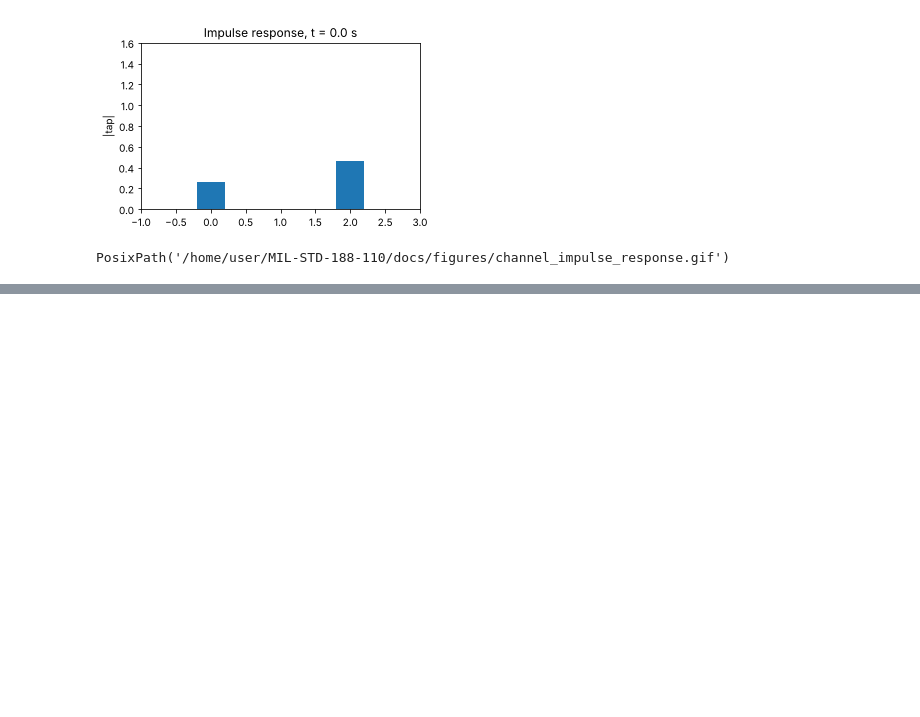
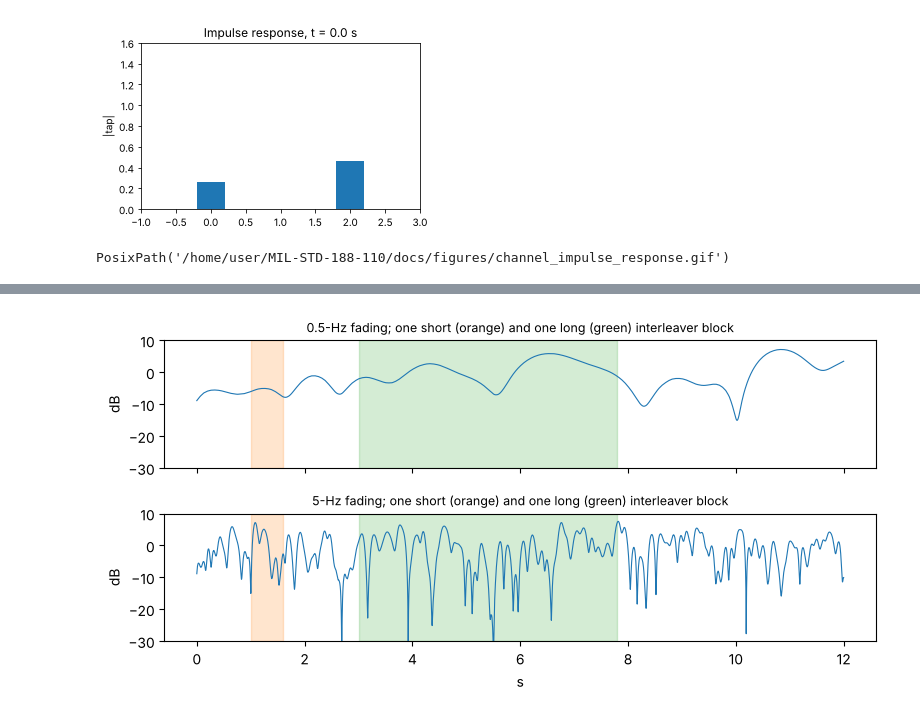
Before and after one commit to Willt125/MIL-STD-188-110, a Jupyter notebook: docs/channel.ipynb, the cells around one changed output, grey strips where cells are left out. Cells and saved outputs as stored; diff of their text form; code cells hidden in the pictures; blank space fills up the shorter version.

```diff
--- a/docs/channel.ipynb
+++ b/docs/channel.ipynb
@@ -106,0 +217,17 @@ PosixPath('/home/user/MIL-STD-188-110/docs/figures/channel_impulse_response.gif'
+# %%
+fig, ax = plt.subplots(2, 1, figsize=(8, 4), sharex=True)
+for a, d_hz in zip(ax, (0.5, 5.0), strict=True):
+    g = WattersonChannel(ChannelSpec(1, 0.0, d_hz), seed=12).process(np.ones(12 * FS))
+    a.plot(np.arange(g.size) / FS, 20 * np.log10(np.abs(g) + 1e-9), lw=0.8)
+    for start, length, colour in ((1.0, 0.6, "C1"), (3.0, 4.8, "C2")):
+        a.axvspan(start, start + length, color=colour, alpha=0.2)
+    a.set_ylim(-30, 10)
+    a.set_ylabel("dB")
+    a.set_title(
+        f"{d_hz:g}-Hz fading; one short (orange) and one long (green) interleaver block", fontsize=9
+    )
+ax[1].set_xlabel("s")
+plt.tight_layout()
+plt.show()
+# %% [output]
+[figure, added]
```
Also changed, not shown: parts of 19 cells of this notebook, 4 other files.
